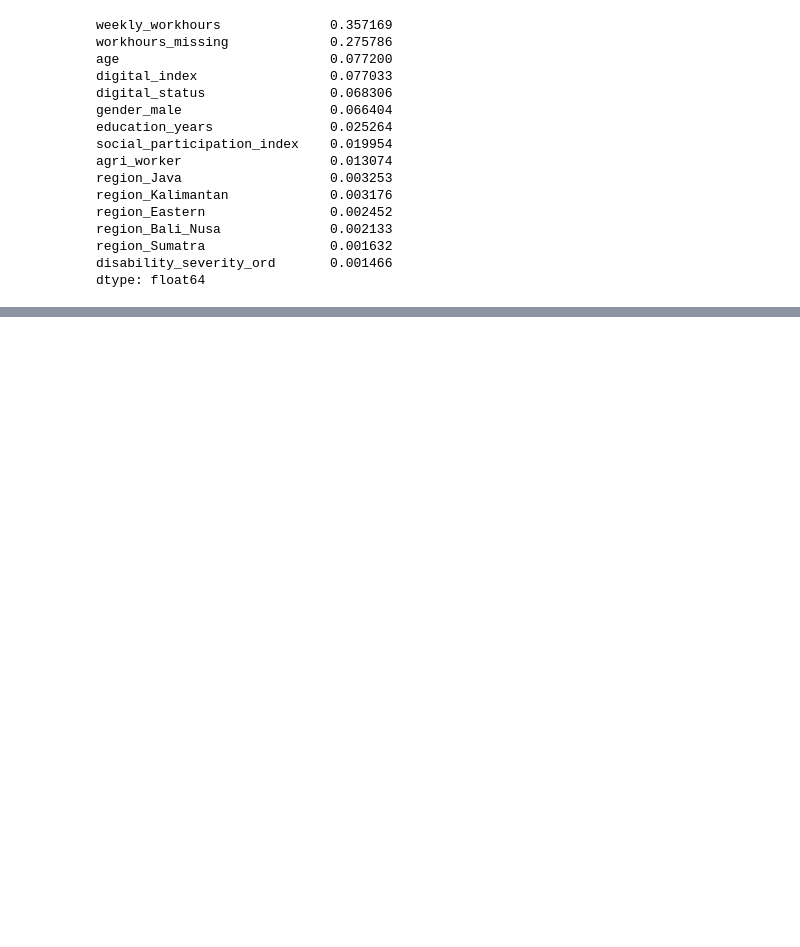
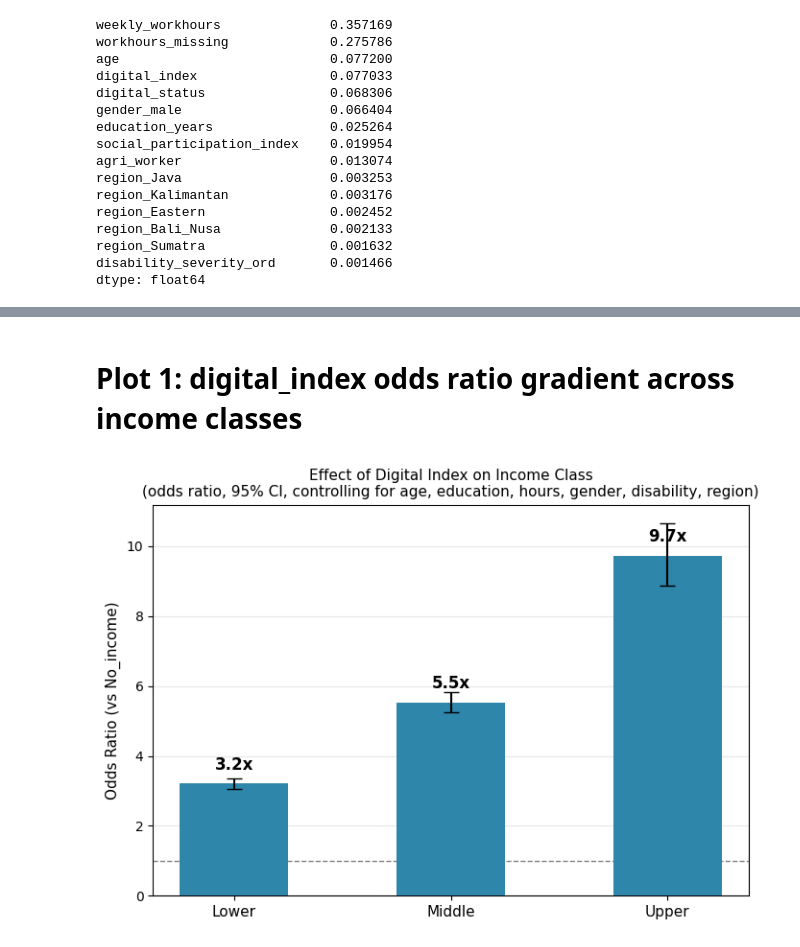
Before and after one commit to Sakhiur2022/Signal, a Jupyter notebook: notebooks/04_modeling/train_deision_tree.ipynb, the cells around one changed output, grey strips where cells are left out. Saved outputs shown, nothing was run; the diff lists cells and outputs as text; code cells hidden in the pictures; blank space fills up the shorter version.

Commit message:
feat(model): add multinomial logistic regression, plots, and XG Boost Tuning

```diff
--- a/notebooks/04_modeling/train_deision_tree.ipynb
+++ b/notebooks/04_modeling/train_deision_tree.ipynb
@@ -357,0 +479,37 @@ dtype: float64
+# %% [markdown]
+#  Plot 1: digital_index odds ratio gradient across income classes
+# %%
+classes = ['Lower', 'Middle', 'Upper']
+coefs = [1.1663, 1.7113, 2.2747]
+ci_low = [1.119, 1.660, 2.184]
+ci_high = [1.214, 1.762, 2.366]
+
+odds_ratios = np.exp(coefs)
+or_low = np.exp(ci_low)
+or_high = np.exp(ci_high)
+err_low = odds_ratios - or_low
+err_high = or_high - odds_ratios
+
+fig, ax = plt.subplots(figsize=(7, 5))
+x = np.arange(len(classes))
+
+ax.bar(x, odds_ratios, color='#2E86AB', width=0.5, zorder=3)
+ax.errorbar(x, odds_ratios, yerr=[err_low, err_high], fmt='none',
+            ecolor='black', elinewidth=1.5, capsize=6, zorder=4)
+
+for i, v in enumerate(odds_ratios):
+    ax.text(i, v + 0.4, f'{v:.1f}x', ha='center', fontsize=12, fontweight='bold')
+
+ax.axhline(1, color='gray', linestyle='--', linewidth=1, zorder=1)
+ax.set_xticks(x)
+ax.set_xticklabels(classes, fontsize=11)
+ax.set_ylabel('Odds Ratio (vs No_income)', fontsize=11)
+ax.set_title('Effect of Digital Index on Income Class\n(odds ratio, 95% CI, controlling for age, education, hours, gender, disability, region)',
+             fontsize=11)
+ax.grid(axis='y', alpha=0.3, zorder=0)
+
+plt.tight_layout()
+plt.savefig('digital_index_odds_ratio.png', dpi=150)
+plt.show()
+# %% [output]
+[figure, added]
```
Also changed, not shown: parts of 19 cells of this notebook.
